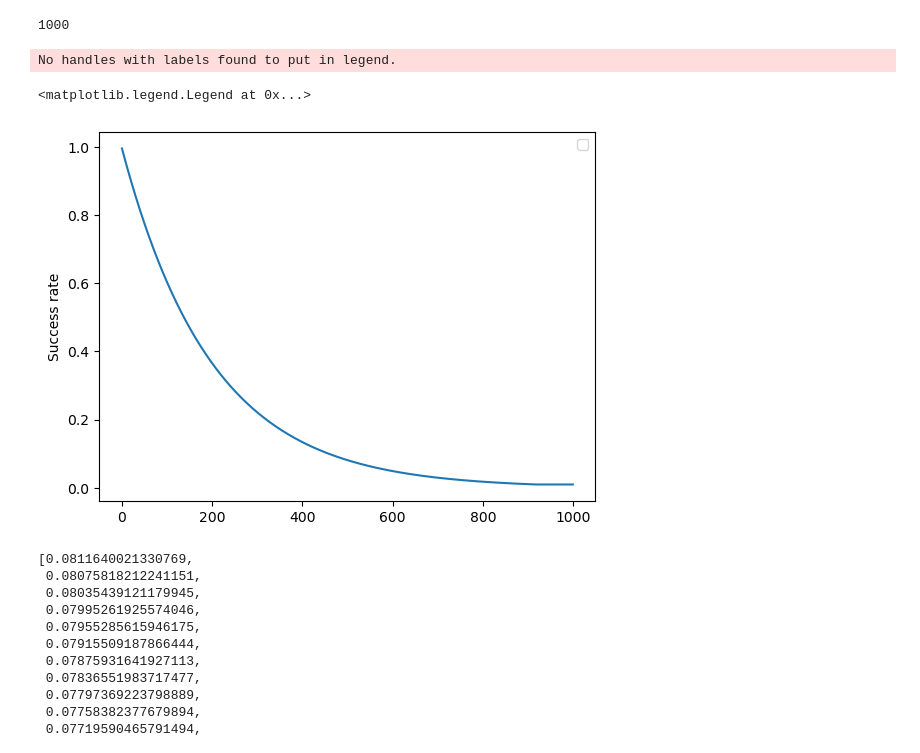
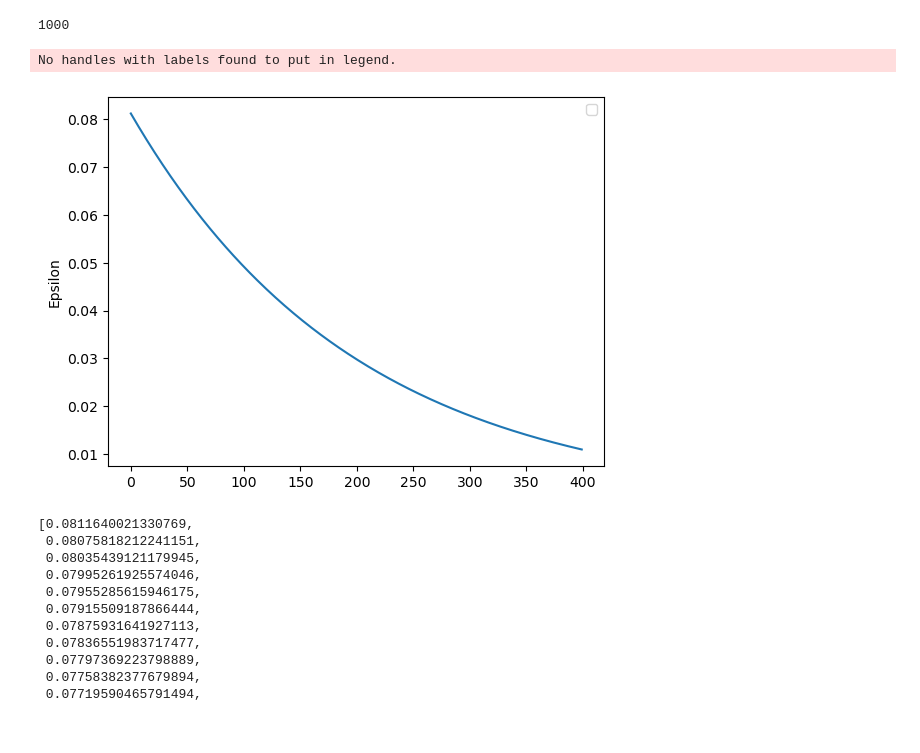
Before and after one commit to nfsseixas2013/redeneuralpytorch, a Jupyter notebook: EXP02.ipynb, the cells around one changed output. Cells and saved outputs as stored; diff of their text form; code cells hidden in the pictures.

```diff
--- a/EXP02.ipynb
+++ b/EXP02.ipynb
@@ -368,14 +366,14 @@ len(epsilon)
 # %% [output]
 1000
 # %%
-plt.plot(epsilon)
+plt.plot(epsilon[500:900])
 #plt.xlabel('Episodes')
-plt.ylabel('Success rate')
+plt.ylabel('Epsilon')
 plt.legend()
+plt.savefig("epsilon_poison.png")
 # %% [output]
 No handles with labels found to put in legend.
-<matplotlib.legend.Legend at 0x...>
-[figure, old version]
+[figure, new version]
 # %%
 epsilon[500:600]
 # %% [output]
```
Also changed, not shown: parts of 2 cells of this notebook, 7 other files.
